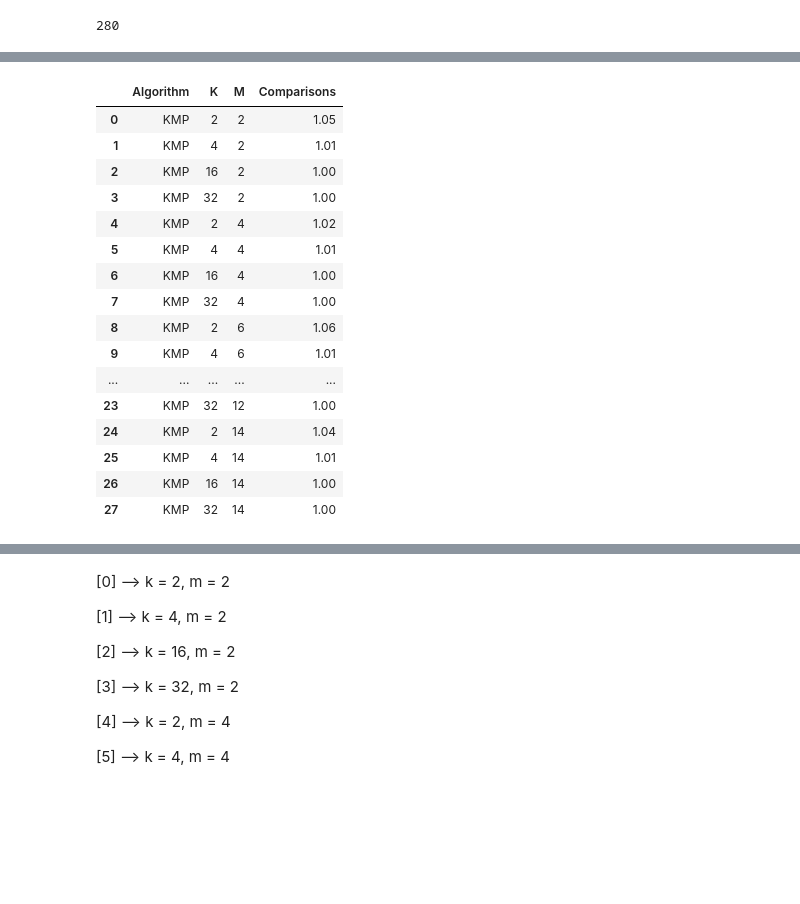
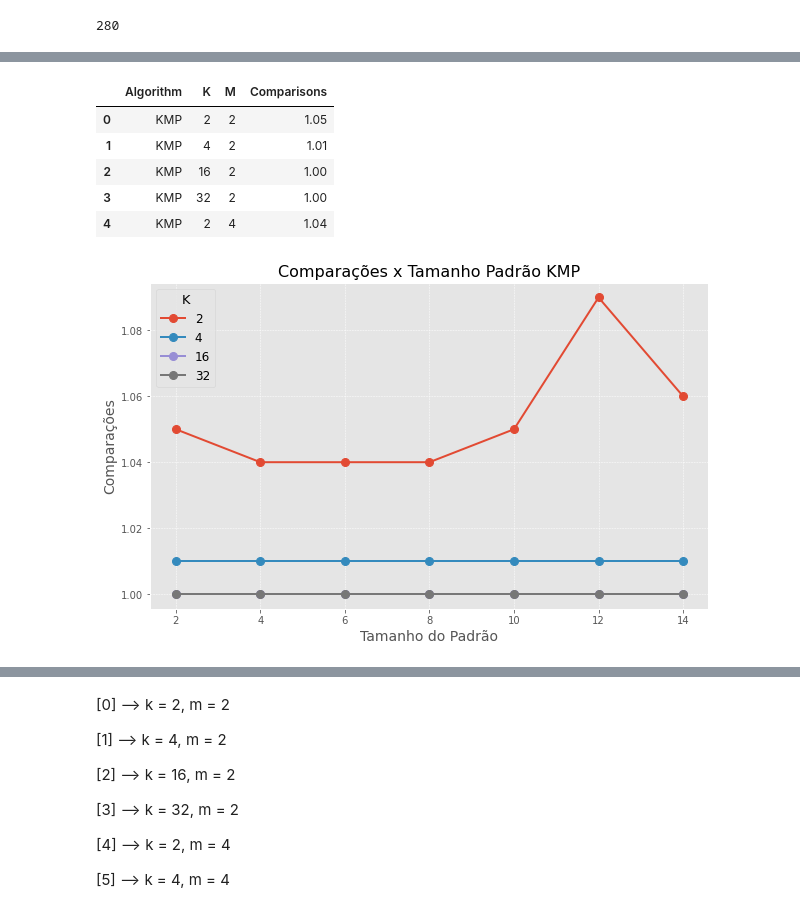
Before and after one commit to Danub2002/String-Matching-Comparision, a Jupyter notebook: Análise Métodos Busca em Texto.ipynb, the cells around one changed output, grey strips where cells are left out. Drawn from its saved outputs; the diff is of its cells as text; code cells hidden in the pictures; blank space fills up the shorter version.

```diff
--- a/Análise Métodos Busca em Texto.ipynb
+++ b/Análise Métodos Busca em Texto.ipynb
@@ -208,36 +211,29 @@ print(KMP_data)
 # %%
 results = {"Algorithm":[], "K":[], "M":[], "Comparisons":[]}
 
 ind = 0
 
 for m in M:
     for k in K:
         results["Algorithm"].append("KMP")
         results["K"].append(k)
         results["M"].append(m)
         results["Comparisons"].append(KMP_data[ind])
         ind += 1
 
 df = pd.DataFrame(results)
-display(df)
+df.head()
 # %% [output]
 |  | Algorithm | K | M | Comparisons |
 | 0 | KMP | 2 | 2 | 1.05 |
 | 1 | KMP | 4 | 2 | 1.01 |
 | 2 | KMP | 16 | 2 | 1.00 |
 | 3 | KMP | 32 | 2 | 1.00 |
-| 4 | KMP | 2 | 4 | 1.02 |
-| 5 | KMP | 4 | 4 | 1.01 |
-| 6 | KMP | 16 | 4 | 1.00 |
-| 7 | KMP | 32 | 4 | 1.00 |
-| 8 | KMP | 2 | 6 | 1.06 |
-| 9 | KMP | 4 | 6 | 1.01 |
-| ... | ... | ... | ... | ... |
-| 23 | KMP | 32 | 12 | 1.00 |
-| 24 | KMP | 2 | 14 | 1.04 |
-| 25 | KMP | 4 | 14 | 1.01 |
-| 26 | KMP | 16 | 14 | 1.00 |
-| 27 | KMP | 32 | 14 | 1.00 |
+| 4 | KMP | 2 | 4 | 1.04 |
+# %%
+plot_graph("KMP",df)
+# %% [output]
+[figure, added]
 # %%
 BM_data = []
 
```
Also changed, not shown: parts of 13 cells of this notebook.
